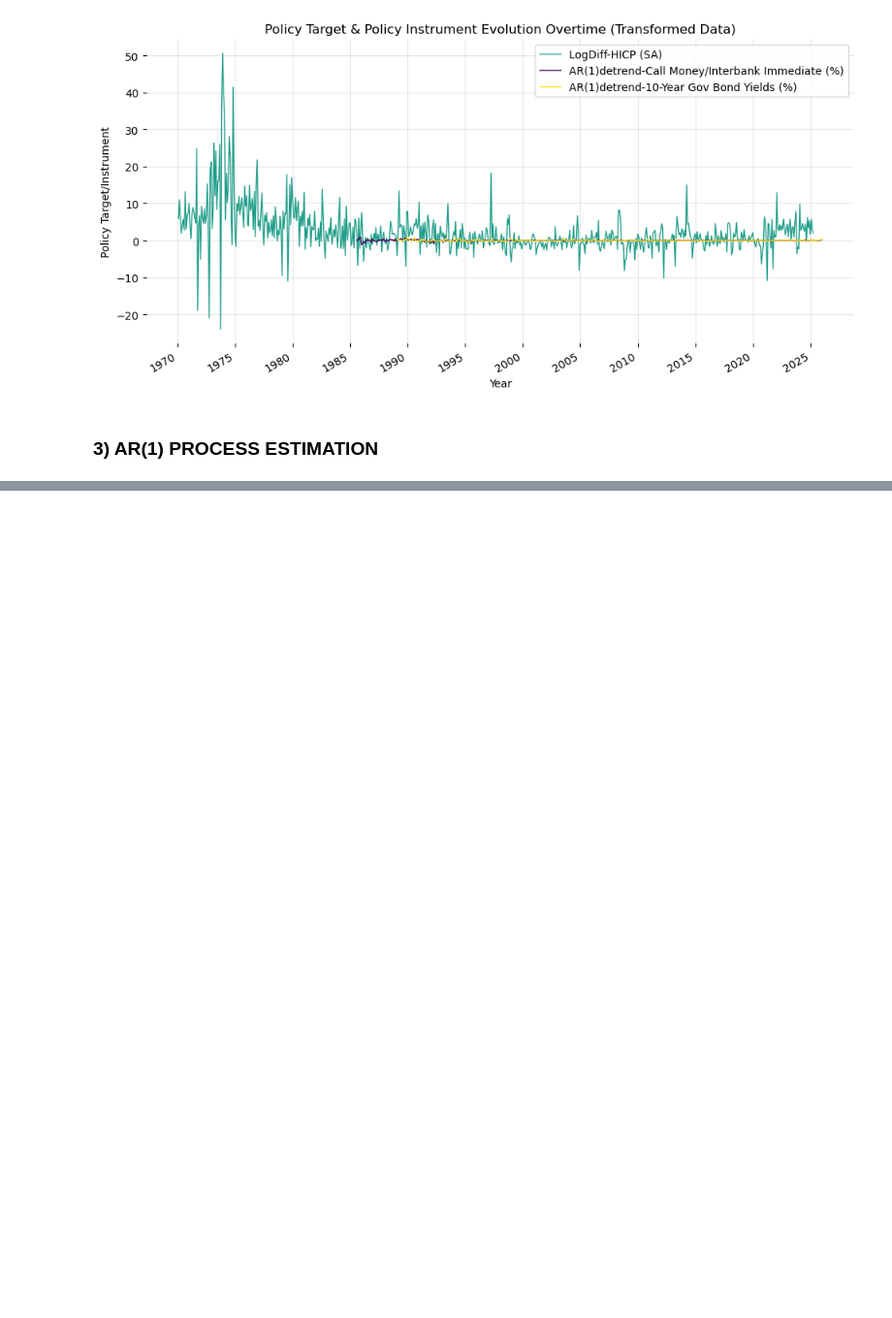
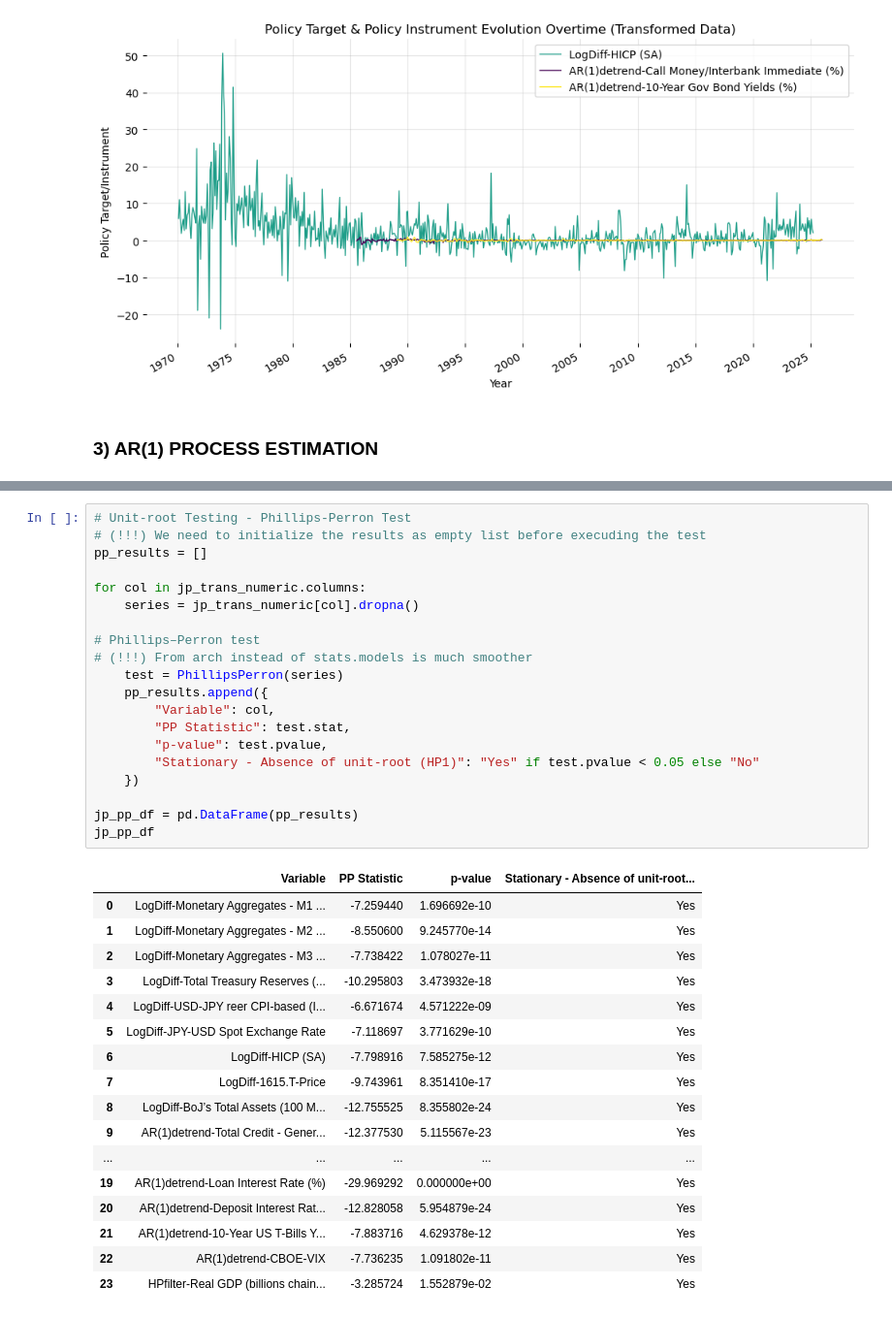
Before and after one commit to EliaLand/Policy_Target_RegimeSwitchingPersistence, a Jupyter notebook: Module3_ar_analysis.ipynb, the cells around one changed output, grey strips where cells are left out. Shown at 97% size. Drawn from its saved outputs; the diff is of its cells as text; blank space fills up the shorter version.

```diff
--- a/Module3_ar_analysis.ipynb
+++ b/Module3_ar_analysis.ipynb
@@ -514,0 +954,38 @@ Notes:
+# %%
+# Unit-root Testing - Phillips-Perron Test
+# (!!!) We need to initialize the results as empty list before execuding the test
+pp_results = []
+
+for col in jp_trans_numeric.columns:
+    series = jp_trans_numeric[col].dropna()
+
+# Phillips–Perron test
+# (!!!) From arch instead of stats.models is much smoother
+    test = PhillipsPerron(series)
+    pp_results.append({
+        "Variable": col,
+        "PP Statistic": test.stat,
+        "p-value": test.pvalue,
+        "Stationary - Absence of unit-root (HP1)": "Yes" if test.pvalue < 0.05 else "No"
+    })
+
+jp_pp_df = pd.DataFrame(pp_results)
+jp_pp_df
+# %% [output]
+|  | Variable | PP Statistic | p-value | Stationary - Absence of unit-root... |
+| 0 | LogDiff-Monetary Aggregates - M1 ... | -7.259440 | 1.696692e-10 | Yes |
+| 1 | LogDiff-Monetary Aggregates - M2 ... | -8.550600 | 9.245770e-14 | Yes |
+| 2 | LogDiff-Monetary Aggregates - M3 ... | -7.738422 | 1.078027e-11 | Yes |
+| 3 | LogDiff-Total Treasury Reserves (... | -10.295803 | 3.473932e-18 | Yes |
+| 4 | LogDiff-USD-JPY reer CPI-based (I... | -6.671674 | 4.571222e-09 | Yes |
+| 5 | LogDiff-JPY-USD Spot Exchange Rate | -7.118697 | 3.771629e-10 | Yes |
+| 6 | LogDiff-HICP (SA) | -7.798916 | 7.585275e-12 | Yes |
+| 7 | LogDiff-1615.T-Price | -9.743961 | 8.351410e-17 | Yes |
+| 8 | LogDiff-BoJ’s Total Assets (100 M... | -12.755525 | 8.355802e-24 | Yes |
+| 9 | AR(1)detrend-Total Credit - Gener... | -12.377530 | 5.115567e-23 | Yes |
+| ... | ... | ... | ... | ... |
+| 19 | AR(1)detrend-Loan Interest Rate (%) | -29.969292 | 0.000000e+00 | Yes |
+| 20 | AR(1)detrend-Deposit Interest Rat... | -12.828058 | 5.954879e-24 | Yes |
+| 21 | AR(1)detrend-10-Year US T-Bills Y... | -7.883716 | 4.629378e-12 | Yes |
+| 22 | AR(1)detrend-CBOE-VIX | -7.736235 | 1.091802e-11 | Yes |
+| 23 | HPfilter-Real GDP (billions chain... | -3.285724 | 1.552879e-02 | Yes |
```
Also changed, not shown: parts of 18 cells of this notebook, 2 other files.
